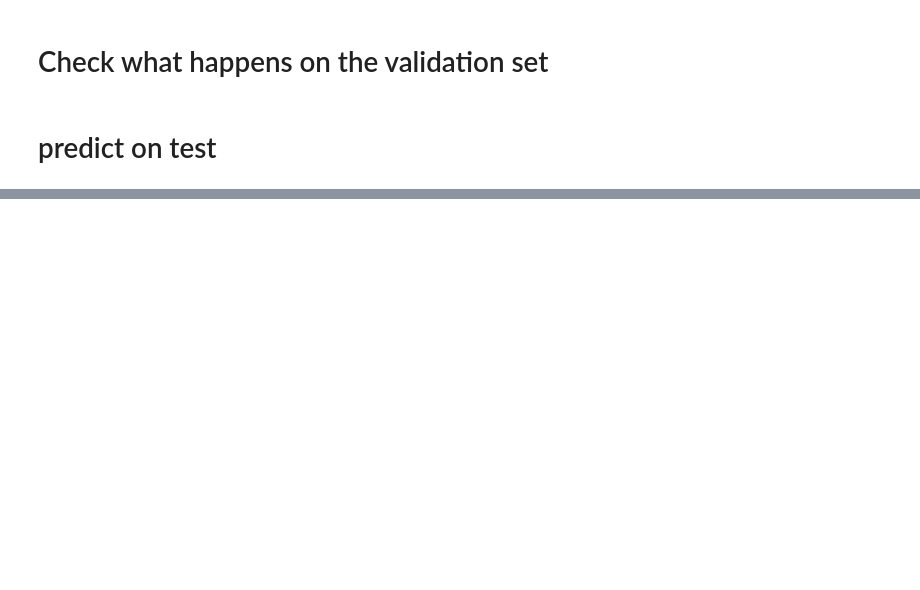
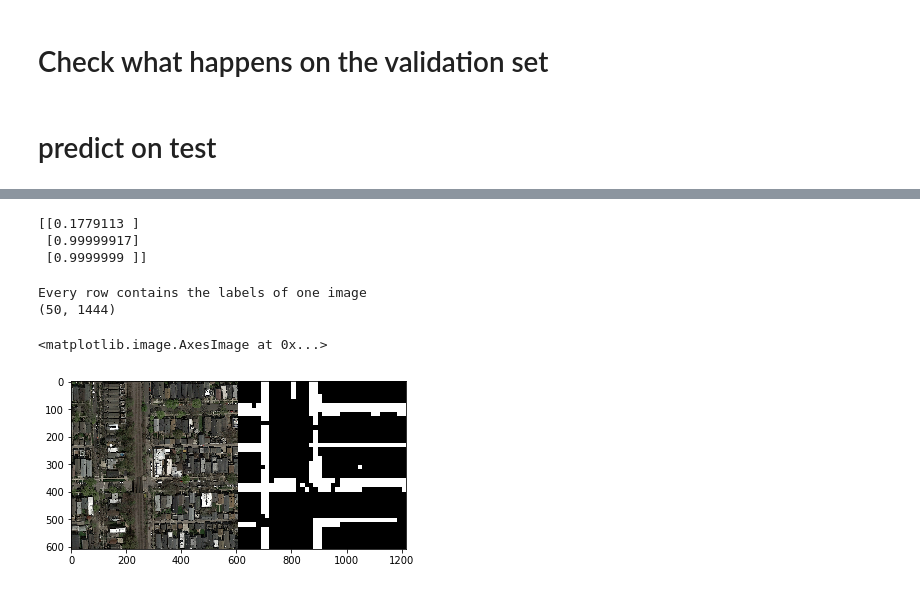
Before and after one commit to LeonardoPollina/ML_project_2, a Jupyter notebook: src/CNN_Nicola.ipynb, the cells around one changed output, grey strips where cells are left out. Cells and saved outputs as stored; diff of their text form; code cells hidden in the pictures; blank space fills up the shorter version.

```diff
--- a/src/CNN_Nicola.ipynb
+++ b/src/CNN_Nicola.ipynb
@@ -140,7 +143,7 @@ def create_model():
 
     model.compile(loss=binary_crossentropy,
                   optimizer=opt,
-                  metrics=['acc'])
+                  metrics=['acc', f1_score])
 
     return model, stop_callback, lr_callback
 
@@ -312,15 +356,25 @@ model.load_weights(NameWeights)
 #predict
 test_prediction = model.predict(test_inputs)
 print(test_prediction[0:3])
+# %% [output]
+[[0.1779113 ]
+ [0.99999917]
+ [0.9999999 ]]
 # %%
 test_predicted_labels = ( (test_prediction > 0.5) * 1 ).flatten()
 test_labels = test_predicted_labels.reshape(50,-1)
 print('Every row contains the labels of one image')
 print(test_labels.shape)
+# %% [output]
+Every row contains the labels of one image
+(50, 1444)
 # %%
 #check the prediction on the image IDX
-IDX = 11
+IDX = 16
 im = label_to_img(608, 608, 16, 16, test_labels[IDX])
 plt.imshow(concatenate_images(test_images_not_padded[IDX], im))
+# %% [output]
+<matplotlib.image.AxesImage at 0x...>
+[figure, added]
 # %%
 MY_masks_to_submission(SubmissionName, test_labels)
```
Also changed, not shown: parts of 8 cells of this notebook.
